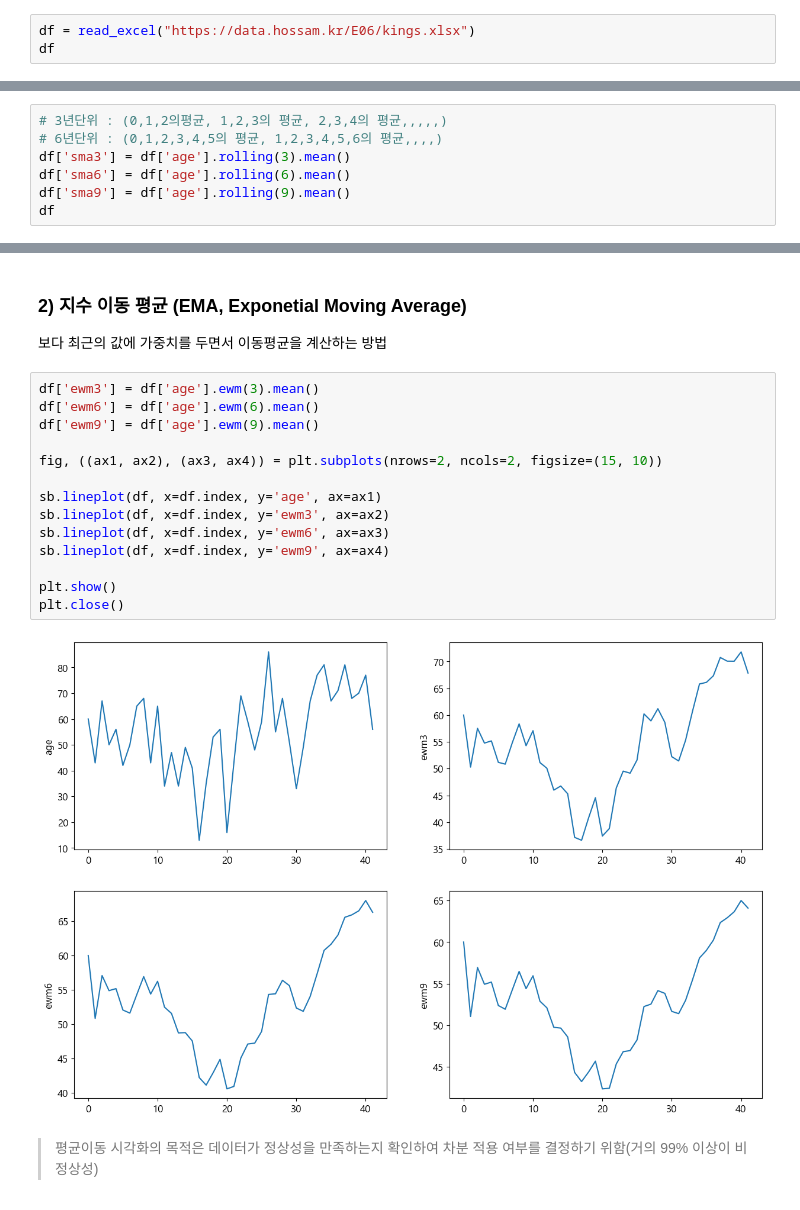
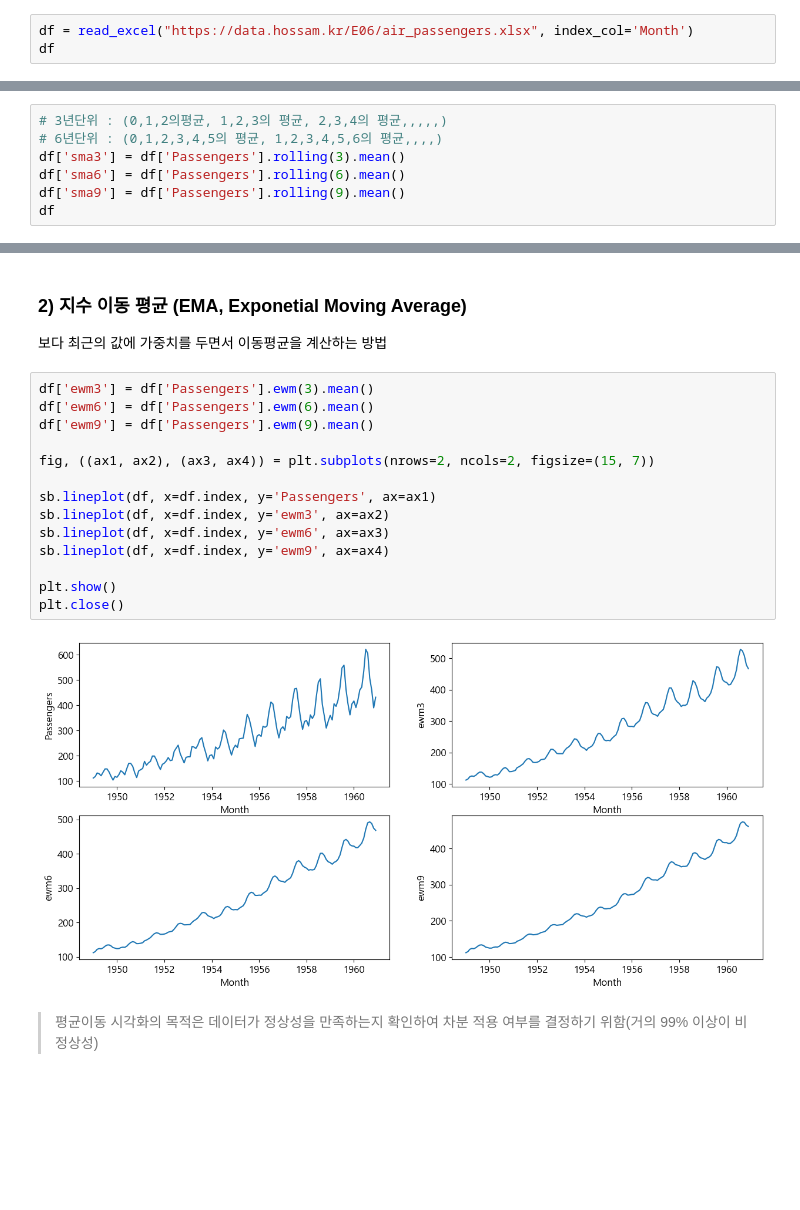
Before and after one commit to Jeeunun/Data_analysis_education_Closed, a Jupyter notebook: data_analysis/E.확증적_데이터_분석/06_시계열분석/02_시계열_데이터_확인.ipynb, the cells around one changed output, grey strips where cells are left out. Saved outputs shown, nothing was run; the diff lists cells and outputs as text; blank space fills up the shorter version.

```diff
--- a/data_analysis/E.확증적_데이터_분석/06_시계열분석/02_시계열_데이터_확인.ipynb
+++ b/data_analysis/E.확증적_데이터_분석/06_시계열분석/02_시계열_데이터_확인.ipynb
@@ -18,4 +21,4 @@ import sys
 # %%
-df = read_excel("https://data.hossam.kr/E06/kings.xlsx")
+df = read_excel("https://data.hossam.kr/E06/air_passengers.xlsx", index_col='Month')
 df
 # %% [output]
@@ -83,8 +140,8 @@ plt.close()
 # %%
 # 3년단위 : (0,1,2의평균, 1,2,3의 평균, 2,3,4의 평균,,,,,)
 # 6년단위 : (0,1,2,3,4,5의 평균, 1,2,3,4,5,6의 평균,,,,)
-df['sma3'] = df['age'].rolling(3).mean()
-df['sma6'] = df['age'].rolling(6).mean()
-df['sma9'] = df['age'].rolling(9).mean()
+df['sma3'] = df['Passengers'].rolling(3).mean()
+df['sma6'] = df['Passengers'].rolling(6).mean()
+df['sma9'] = df['Passengers'].rolling(9).mean()
 df
 # %% [output]
@@ -126,20 +180,20 @@ plt.close()
 
 보다 최근의 값에 가중치를 두면서 이동평균을 계산하는 방법
 # %%
-df['ewm3'] = df['age'].ewm(3).mean()
-df['ewm6'] = df['age'].ewm(6).mean()
-df['ewm9'] = df['age'].ewm(9).mean()
+df['ewm3'] = df['Passengers'].ewm(3).mean()
+df['ewm6'] = df['Passengers'].ewm(6).mean()
+df['ewm9'] = df['Passengers'].ewm(9).mean()
 
-fig, ((ax1, ax2), (ax3, ax4)) = plt.subplots(nrows=2, ncols=2, figsize=(15, 10))
+fig, ((ax1, ax2), (ax3, ax4)) = plt.subplots(nrows=2, ncols=2, figsize=(15, 7))
 
-sb.lineplot(df, x=df.index, y='age', ax=ax1)
+sb.lineplot(df, x=df.index, y='Passengers', ax=ax1)
 sb.lineplot(df, x=df.index, y='ewm3', ax=ax2)
 sb.lineplot(df, x=df.index, y='ewm6', ax=ax3)
 sb.lineplot(df, x=df.index, y='ewm9', ax=ax4)
 
 plt.show()
 plt.close()
 # %% [output]
-[figure, old version]
+[figure, new version]
 # %% [markdown]
 > 평균이동 시각화의 목적은 데이터가 정상성을 만족하는지 확인하여 차분 적용 여부를 결정하기 위함(거의 99% 이상이 비정상성)
```
Also changed, not shown: parts of 31 cells of this notebook, 2 other files.
